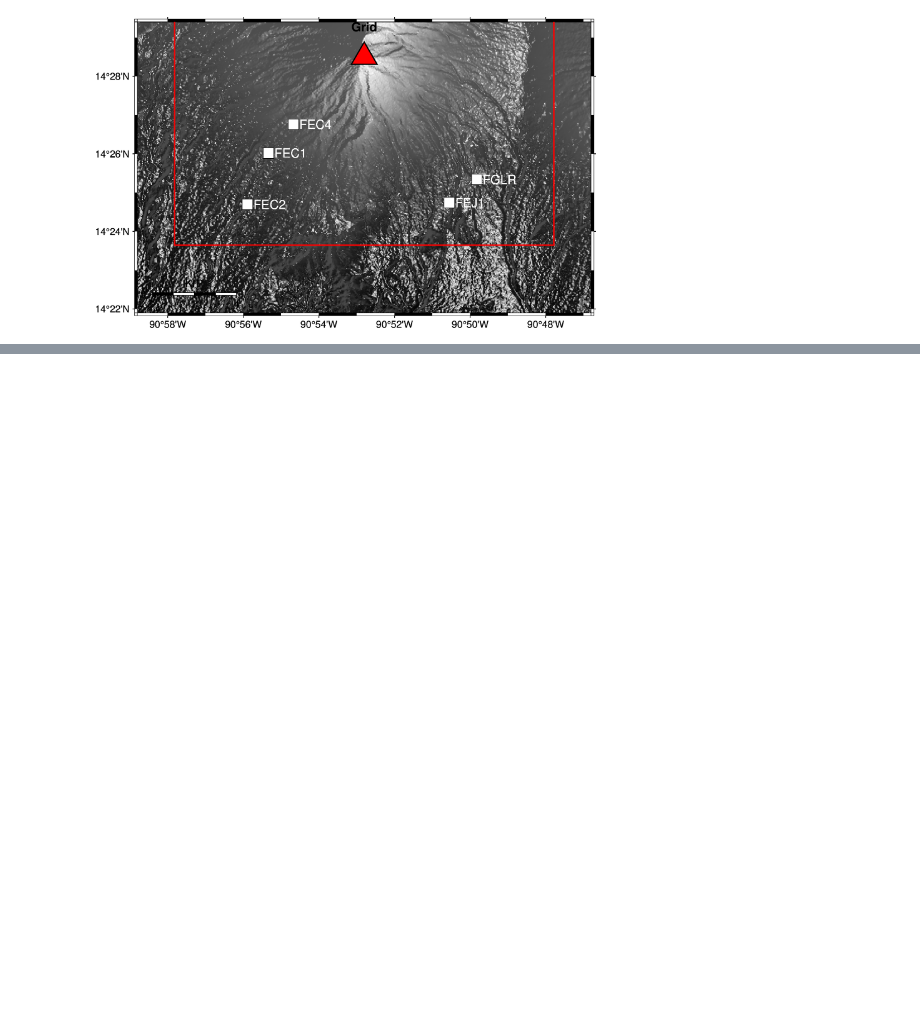
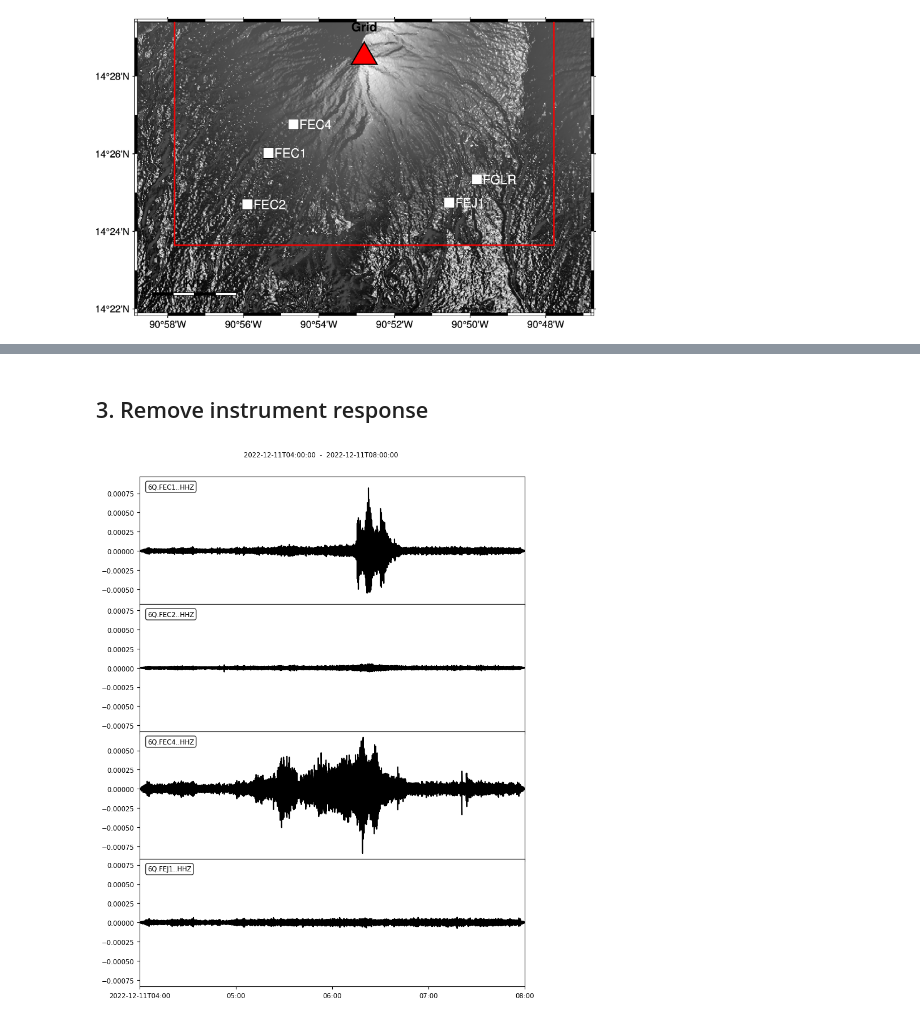
Before and after one commit to gthompson/flovopy, a Jupyter notebook: flovopy/tutorials/12_jacob_with_flovopy.ipynb, the cells around one changed output, grey strips where cells are left out. Saved outputs shown, nothing was run; the diff lists cells and outputs as text; code cells hidden in the pictures; blank space fills up the shorter version.

```diff
--- a/flovopy/tutorials/12_jacob_with_flovopy.ipynb
+++ b/flovopy/tutorials/12_jacob_with_flovopy.ipynb
@@ -760,0 +146,9 @@ print(landgridobj.signature())
+# %% [markdown]
+## 3. Remove instrument response
+# %%
+st.detrend('linear')
+pre_filt = [0.5, 1.0, 80.0, 95.00]
+st.remove_response(pre_filt=pre_filt, inventory=INV, output='VEL')
+st.plot();
+# %% [output]
+[figure, added]
```
Also changed, not shown: parts of 36 cells of this notebook, 1 other file.
